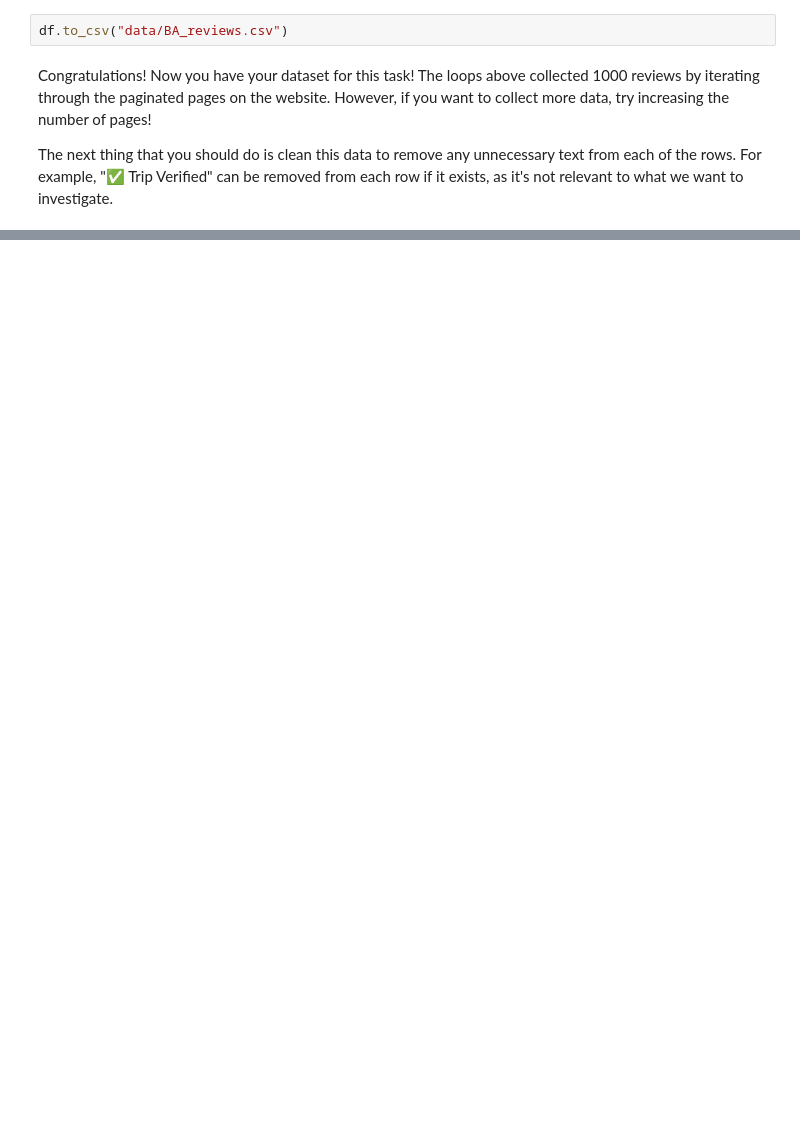
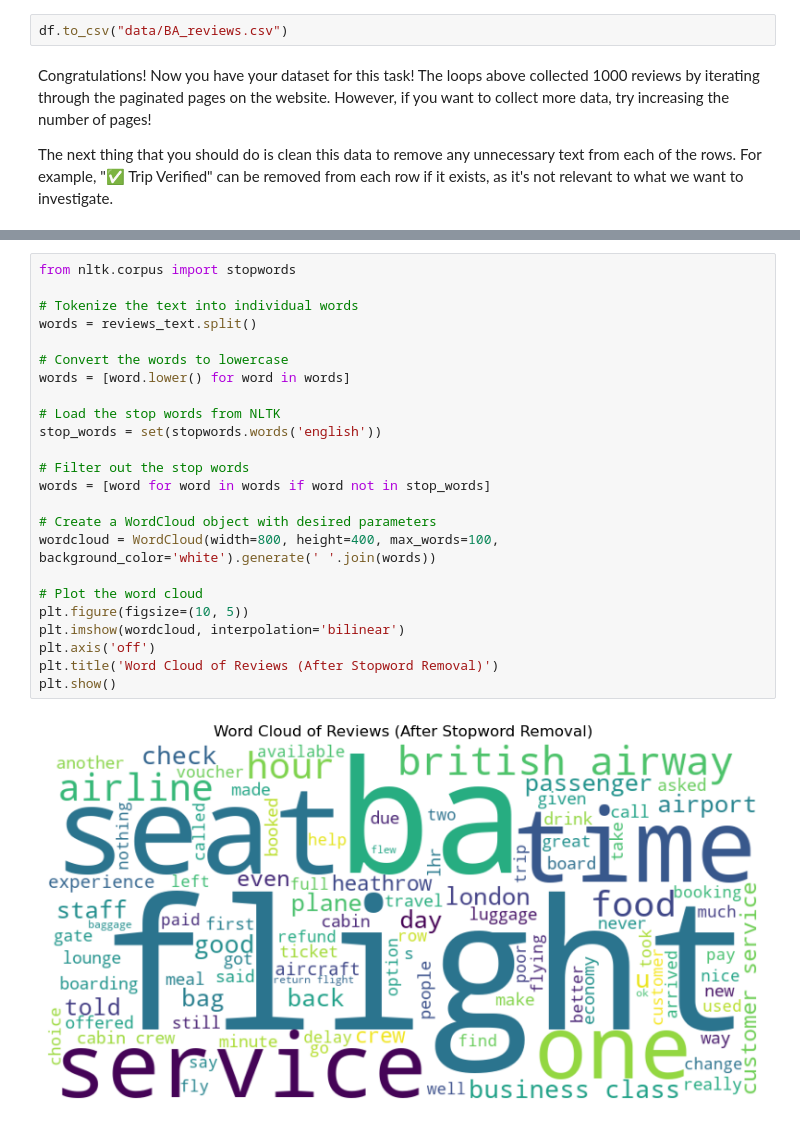
Before and after one commit to SakinaJaffri/British_Airway_Virtual_Internship, a Jupyter notebook: british_airways_task1.ipynb, the cells around one changed output, grey strips where cells are left out. Cells and saved outputs as stored; diff of their text form; blank space fills up the shorter version.

```diff
--- a/british_airways_task1.ipynb
+++ b/british_airways_task1.ipynb
@@ -81,0 +385,26 @@ Congratulations! Now you have your dataset for this task! The loops above collec
+# %%
+from nltk.corpus import stopwords
+
+# Tokenize the text into individual words
+words = reviews_text.split()
+
+# Convert the words to lowercase
+words = [word.lower() for word in words]
+
+# Load the stop words from NLTK
+stop_words = set(stopwords.words('english'))
+
+# Filter out the stop words
+words = [word for word in words if word not in stop_words]
+
+# Create a WordCloud object with desired parameters
+wordcloud = WordCloud(width=800, height=400, max_words=100, background_color='white').generate(' '.join(words))
+
+# Plot the word cloud
+plt.figure(figsize=(10, 5))
+plt.imshow(wordcloud, interpolation='bilinear')
+plt.axis('off')
+plt.title('Word Cloud of Reviews (After Stopword Removal)')
+plt.show()
+# %% [output]
+[figure, added]
```
Also changed, not shown: parts of 34 cells of this notebook, 1 other file.
